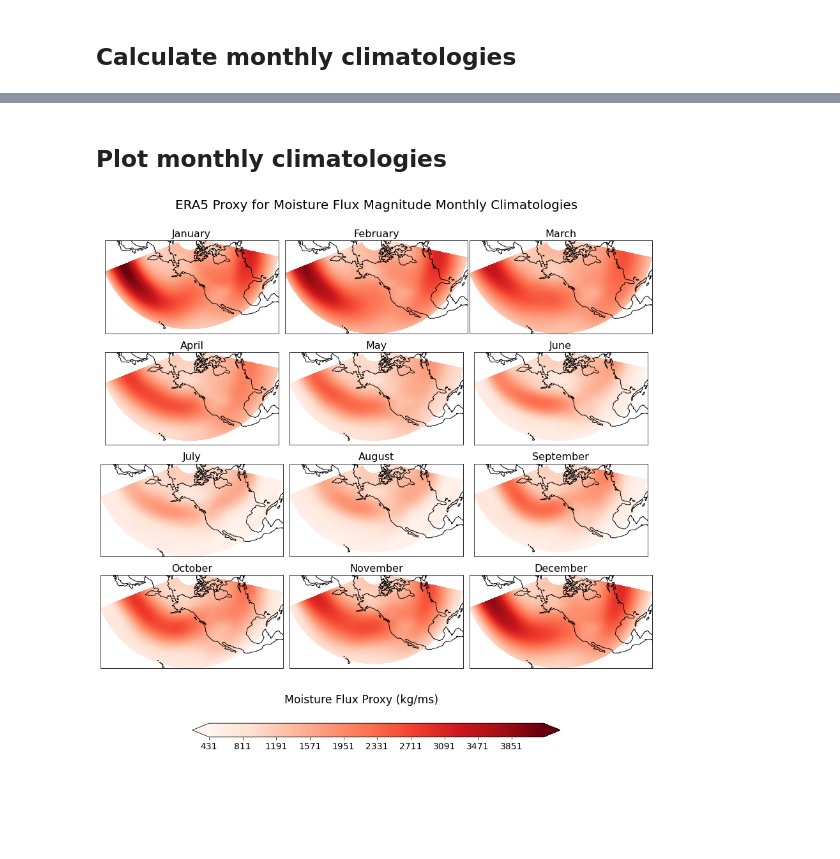
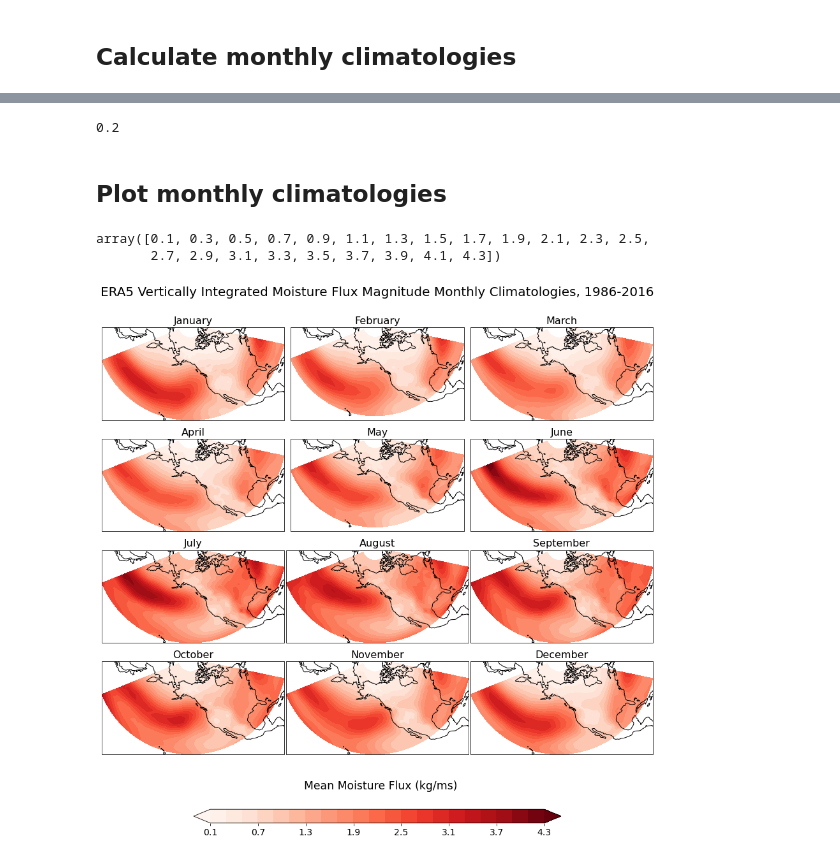
Before and after one commit to mkorendyke/CLIM680, a Jupyter notebook: hw2.ipynb, the cells around one changed output, grey strips where cells are left out. Saved outputs shown, nothing was run; the diff lists cells and outputs as text; code cells hidden in the pictures; blank space fills up the shorter version.

Commit message:
Fixes clevs in climatology figure

```diff
--- a/hw2.ipynb
+++ b/hw2.ipynb
@@ -44,14 +56,22 @@ f_v2 = path + 'era5.AR.v_pna_A-O.1986-2016.nc'
 # NDJFM
 ds_u = xr.open_dataset(f_u).drop(['number','step','valid_time'])
 ds_v = xr.open_dataset(f_v).drop(['number','step','valid_time'])
+ds_q = xr.open_dataset(f_q).drop(['number','step','valid_time'])
 
 # April thru October
 ds_u2 = xr.open_dataset(f_u2).drop(['number','step','valid_time'])
 ds_v2 = xr.open_dataset(f_v2).drop(['number','step','valid_time'])
 
+# April through September
+ds_q2 = xr.open_dataset(f_q2).drop(['number','step','valid_time'])
+
+# October
+ds_q3 = xr.open_dataset(f_q3).Q.to_dataset(name='q').rename(level='isobaricInhPa')
+
 #Create full year dataset
 ds_u = xr.concat([ds_u, ds_u2], dim='time')
 ds_v = xr.concat([ds_v, ds_v2], dim='time')
+ds_q = xr.concat([ds_q, ds_q2, ds_q3], dim='time')
 # %% [markdown]
 ## Integrate over pressure
 # %%
@@ -66,11 +98,11 @@ levs = ds_u['isobaricInhPa']
 uqvi = []
 vqvi = []
 
-#Multiply the winds by their pressure level's thickness
-#Divide by gravity to get proxy for moisture flux
+#Multiply the winds by specific humidity and divide by gravity to get moisture flux
+#Multiply each pressure level by pressure level's thickness
 for k in np.arange(0,len(thickness)-1):
-    uqvi.append(ds_u.sel(isobaricInhPa = levs[k]) * (thickness[k])/9.81)
-    vqvi.append(ds_v.sel(isobaricInhPa = levs[k]) * (thickness[k])/9.81)
+    uqvi.append(ds_u.u.sel(isobaricInhPa = levs[k]) * ds_q.q.sel(isobaricInhPa = levs[k]) * (thickness[k])/9.81)
+    vqvi.append(ds_v.v.sel(isobaricInhPa = levs[k]) * ds_q.q.sel(isobaricInhPa = levs[k]) * (thickness[k])/9.81)
 # %%
 ds_uqvi = xr.combine_nested(uqvi, concat_dim='levs')
 ds_vqvi = xr.combine_nested(vqvi, concat_dim='levs')
@@ -83,5 +135,5 @@ da_vqvi = ds_vqvi.sum('levs')
 # %%
-ds_mag = (da_uqvi['u']**2 + da_vqvi['v']**2)**(1/2)
-ds_mag
+ds_mag = (da_uqvi**2 + da_vqvi**2)**(1/2)
+#ds_mag
 # %% [output]
 <xarray.DataArray (time: 21914, lat: 22, lon: 53)>
@@ -125,6 +177,10 @@ Coordinates:
   * lon      (lon) float64 151.9 154.7 157.5 160.3 ... 289.7 292.5 295.3 298.1
   * lat      (lat) float64 79.53 76.74 73.95 71.16 ... 29.3 26.51 23.72 20.93
   * month    (month) int64 1 2 3 4 5 6 7 8 9 10 11 12
+# %%
+np.round(max(ds_clim.values.flatten()))/20
+# %% [output]
+0.2
 # %% [markdown]
 ## Plot monthly climatologies
 # %%
@@ -134,32 +190,38 @@ titles = ['January', 'February', 'March', 'April',
          'October', 'November', 'December']
 # %%
 # Set colors
-clevs = np.arange(np.round(min(ds_clim.values.flatten())),np.round(max(ds_clim.values.flatten())), 10)
+clevs = np.arange(np.round(min(ds_clim.values.flatten()),1),np.round(max(ds_clim.values.flatten()),1), .2)
+# %%
+clevs
+# %% [output]
+array([0.1, 0.3, 0.5, 0.7, 0.9, 1.1, 1.3, 1.5, 1.7, 1.9, 2.1, 2.3, 2.5,
+       2.7, 2.9, 3.1, 3.3, 3.5, 3.7, 3.9, 4.1, 4.3])
 # %%
 cm = 220
 
 data_crs = ccrs.PlateCarree(central_longitude=cm)
 proj = ccrs.NorthPolarStereo(central_longitude=cm)
 
 # Set the axes using the specified map projection
 fig,axs=plt.subplots(4,3,subplot_kw={'projection':proj},figsize=(20,15))
 
 for i,ax in enumerate(axs.flatten()):
     cs=ax.contourf(ds_clim['lon'],ds_clim['lat'],
-                    ds_clim[i,:,:],clevs,
+                    ds_clim[i],clevs,
                     transform=ccrs.PlateCarree(),
                     cmap='Reds',extend='both')
     ax.set_title(titles[i],fontdict={'fontsize':16})
     ax.coastlines()
 
-plt.suptitle('ERA5 Proxy for Moisture Flux Magnitude Monthly Climatologies',fontsize=20)
-plt.figtext(.4,.25,'Moisture Flux Proxy (kg/ms)',fontsize='xx-large')
+plt.suptitle('ERA5 Vertically Integrated Moisture Flux Magnitude Monthly Climatologies, 1986-2016',fontsize=20)
+plt.figtext(.42,.25,'Mean Moisture Flux (kg/ms)',fontsize='xx-large')
 
 # Add Colorbar
 fig.subplots_adjust(bottom=0.3, top=0.92, left=0.2, right=0.8,
                     wspace=0.01, hspace=0.2)
 cbar_ax = fig.add_axes([0.3, 0.2, 0.4, 0.02])
 cbar=fig.colorbar(cs, cax=cbar_ax,orientation='horizontal')
 cbar.ax.tick_params(labelsize=14)
+plt.savefig('vqvi.climo.1986-2016.png')
 # %% [output]
-[figure, old version]
+[figure, new version]
```
Also changed, not shown: parts of 9 cells of this notebook, 2 other files.
